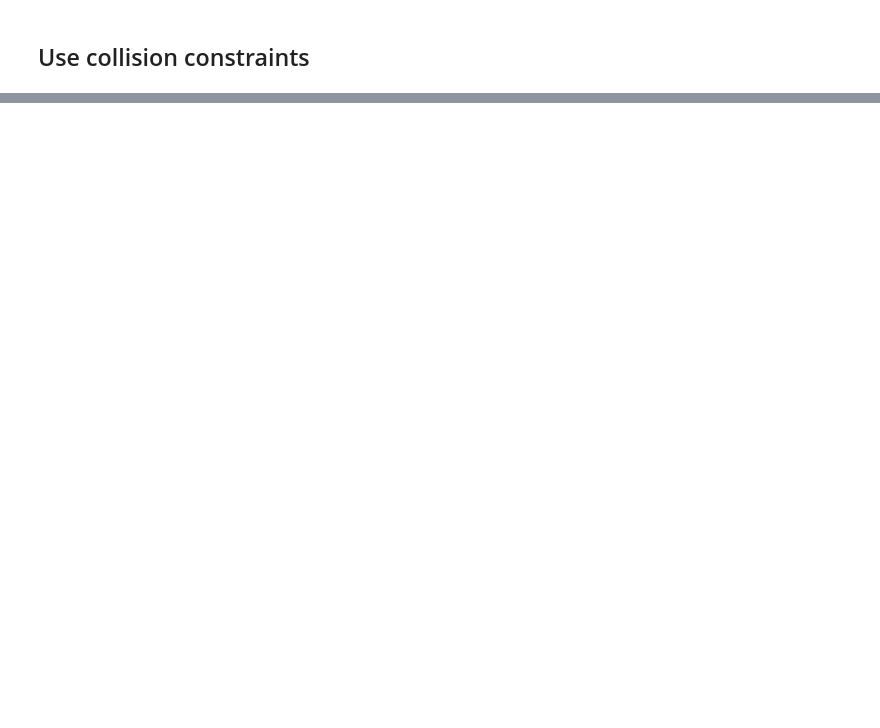
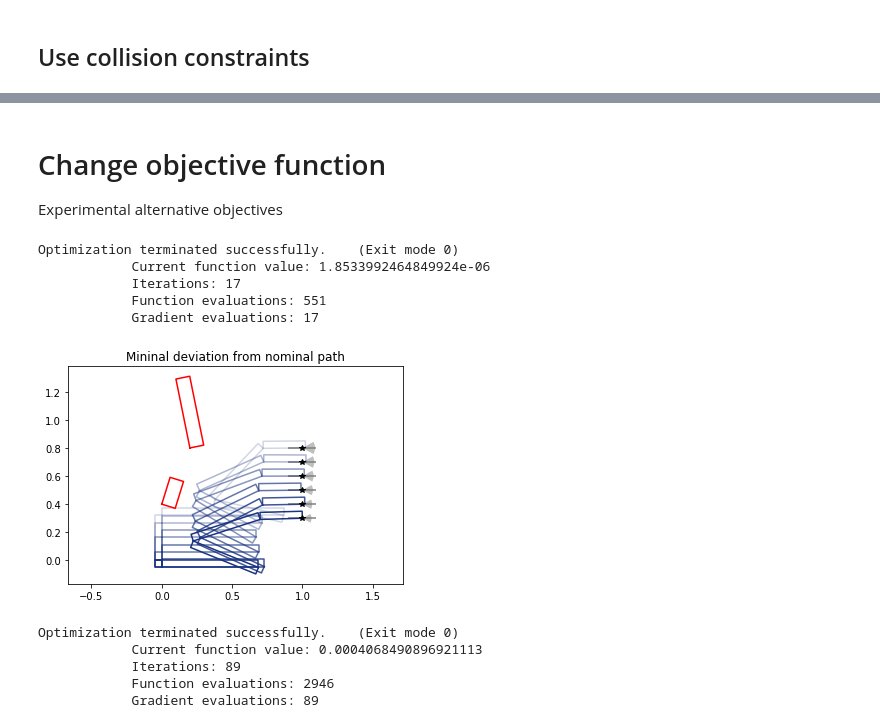
Before and after one commit to JeroenDM/planar_python_robotics, a Jupyter notebook: example_redundant_kinematics.ipynb, the cells around one changed output, grey strips where cells are left out. Cells and saved outputs as stored; diff of their text form; code cells hidden in the pictures; blank space fills up the shorter version.

```diff
--- a/example_redundant_kinematics.ipynb
+++ b/example_redundant_kinematics.ipynb
@@ -120,0 +171,38 @@ plt.show()
+# %% [markdown]
+# Change objective function
+
+Experimental alternative objectives
+# %%
+weights = w={'joint_motion': 0.0, 'path_error': 1.0, 'torque': 0.0}
+
+q_opt2, _, _ = get_optimal_trajectory(robot1, path1, q_init,
+                                                 check_collision=True, scene=sc1,
+                                                 w=weights)
+# %% [output]
+Optimization terminated successfully.    (Exit mode 0)
+            Current function value: 1.8533992464849924e-06
+            Iterations: 17
+            Function evaluations: 551
+            Gradient evaluations: 17
+# %%
+fig6, ax6 = plt.subplots()
+plt.title("Mininal deviation from nominal path")
+ax6.axis('equal')
+robot1.plot_path(ax6, q_opt2)
+for tp in path1: tp.plot(ax6)
+for r in sc1: r.plot(ax6, 'r')
+plt.show()
+# %% [output]
+[figure, added]
+# %%
+weights = w={'joint_motion': 0.0, 'path_error': 0.0, 'torque': 1.0}
+
+q_opt3, _, _ = get_optimal_trajectory(robot1, path1, q_init,
+                                                 check_collision=True, scene=sc1,
+                                                 w=weights)
+# %% [output]
+Optimization terminated successfully.    (Exit mode 0)
+            Current function value: 0.0004068490896921113
+            Iterations: 89
+            Function evaluations: 2946
+            Gradient evaluations: 89
```
Also changed, not shown: parts of 35 cells of this notebook.
